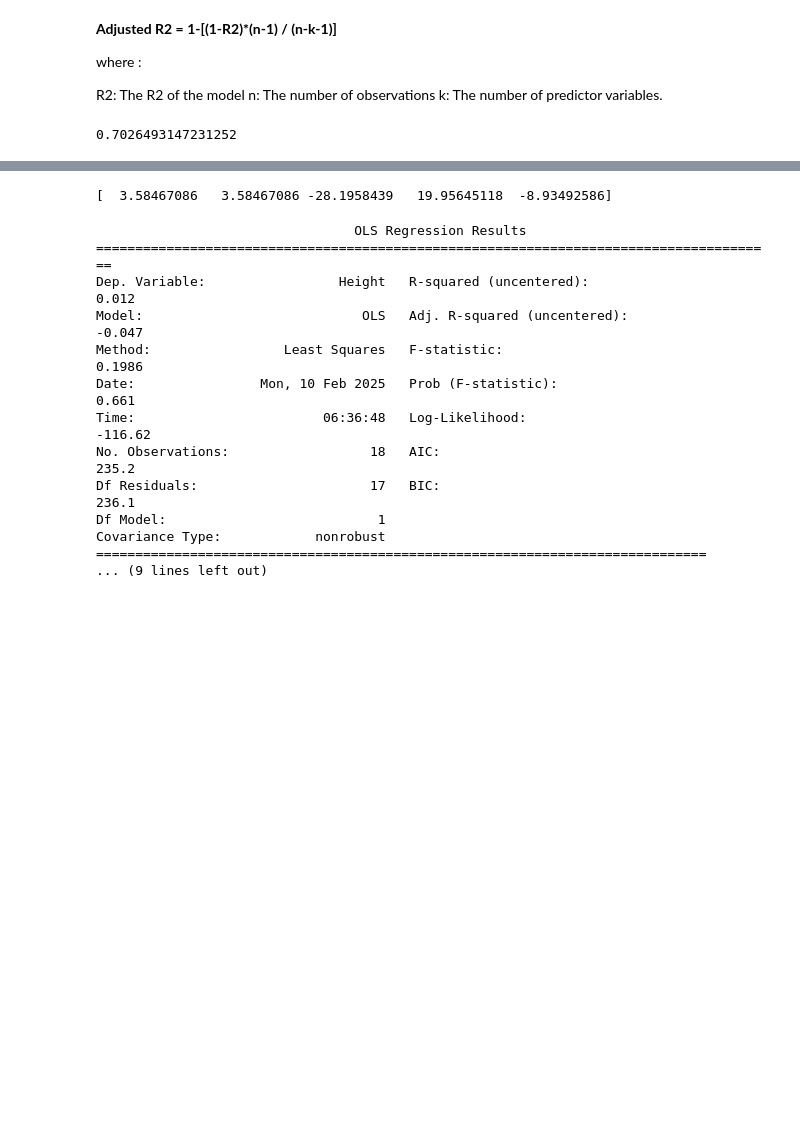
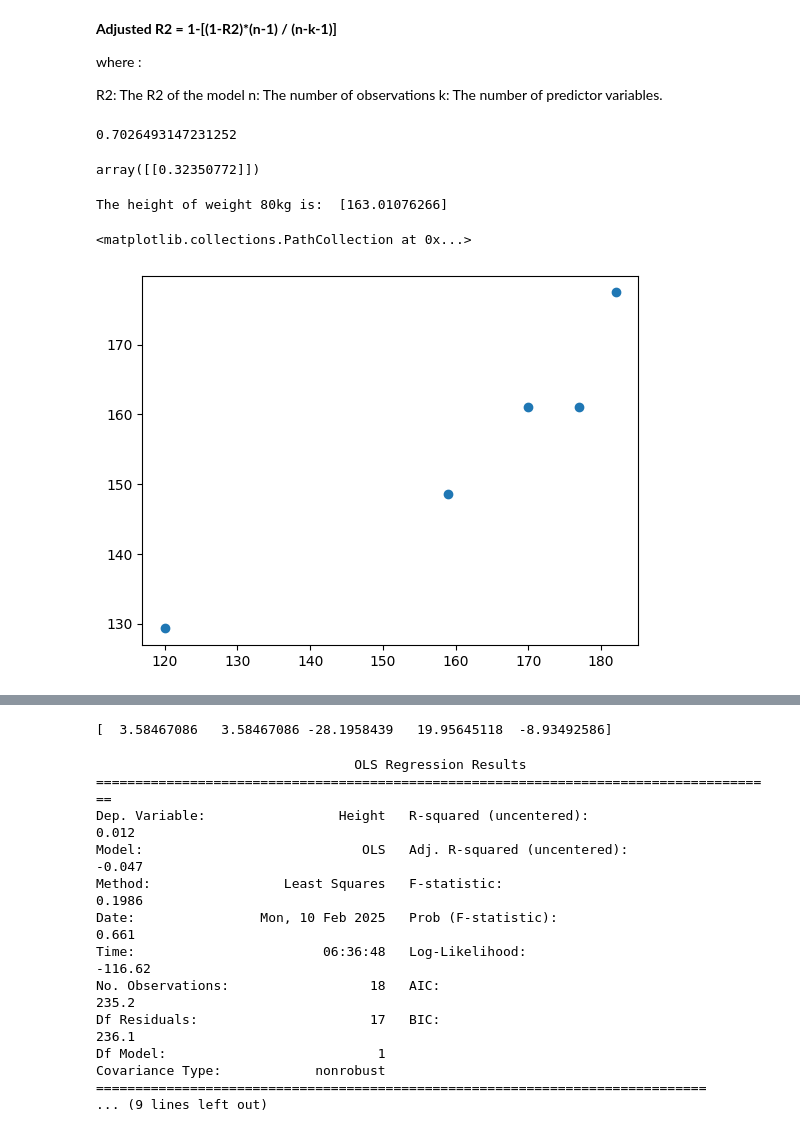
Before and after one commit to Soumo31428/Simple-Linear-Regression, a Jupyter notebook: Practical_Simple_Linear_Regression.ipynb, the cells around one changed output, grey strips where cells are left out. Saved outputs shown, nothing was run; the diff lists cells and outputs as text; code cells hidden in the pictures; blank space fills up the shorter version.

```diff
--- a/Practical_Simple_Linear_Regression.ipynb
+++ b/Practical_Simple_Linear_Regression.ipynb
@@ -121,3 +138,20 @@ R2: The R2 of the model n: The number of observations k: The number of predictor
 1 - (1-score)*(len(y_test)-1) / (len(y_test)-x_test.shape[1]-1)
 # %% [output]
 0.7026493147231252
+# %%
+## new data point weight is 80
+scaled_weight = scaler.transform([[80]])
+scaled_weight
+# %% [output]
+array([[0.32350772]])
+# %%
+print('The height of weight 80kg is: ',model.predict(scaled_weight))
+# %% [output]
+The height of weight 80kg is:  [163.01076266]
+# %%
+## Assumptions
+## plot a scatter plot for the prediction
+plt.scatter(y_test, y_pred)
+# %% [output]
+<matplotlib.collections.PathCollection at 0x...>
+[figure, added]
```
Also changed, not shown: parts of 8 cells of this notebook.
